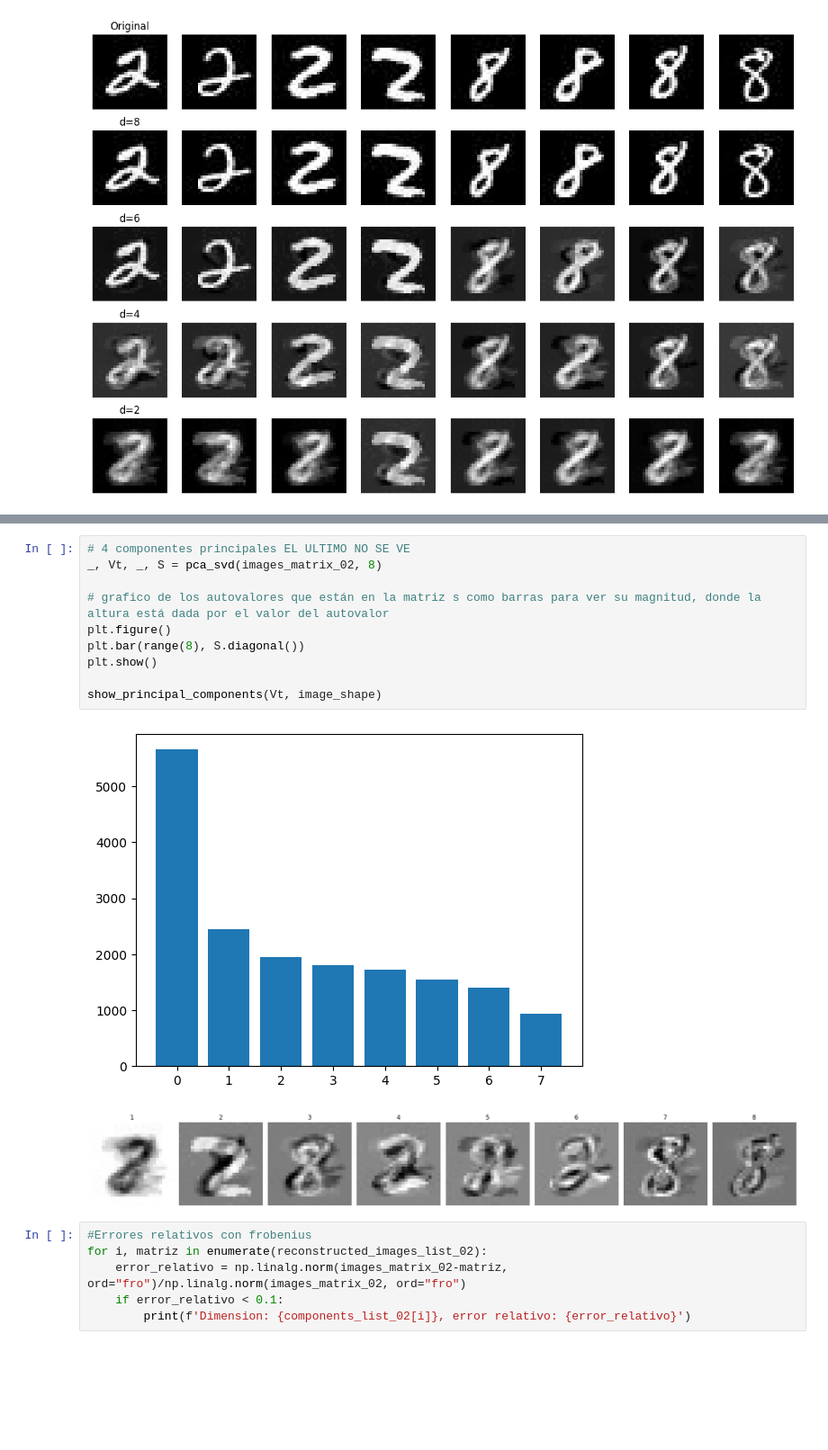
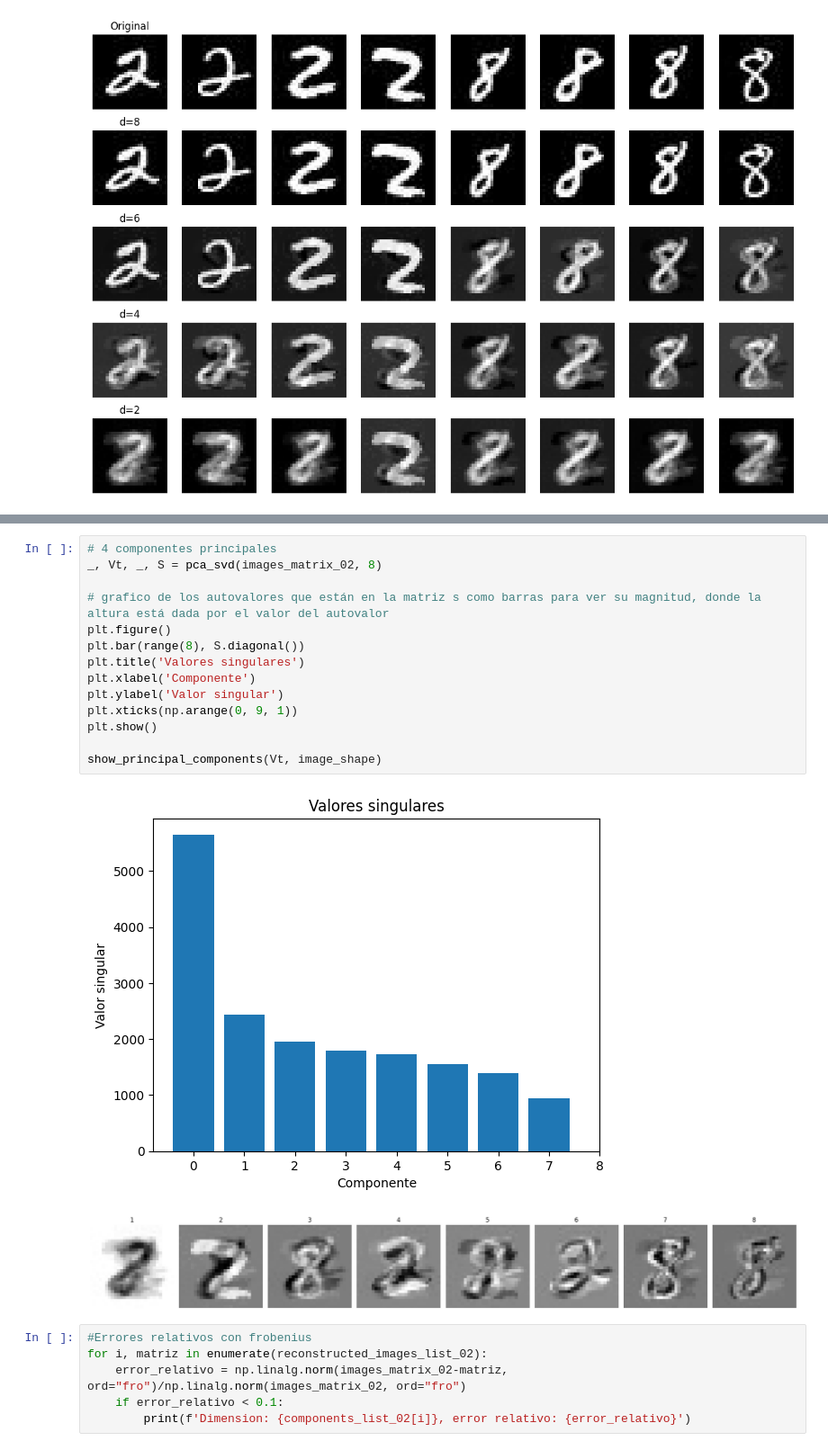
Before and after one commit to lucasU1969/tp_m-todos_2, a Jupyter notebook: punto2.ipynb, the cells around one changed output, grey strips where cells are left out. Shown at 90% size. Drawn from its saved outputs; the diff is of its cells as text; blank space fills up the shorter version.

```diff
--- a/punto2.ipynb
+++ b/punto2.ipynb
@@ -168,15 +185,19 @@ show_images_multiple_reconstructions(images_matrix_02, reconstructed_images_list
 # %%
-# 4 componentes principales EL ULTIMO NO SE VE
+# 4 componentes principales
 _, Vt, _, S = pca_svd(images_matrix_02, 8)
 
 # grafico de los autovalores que están en la matriz s como barras para ver su magnitud, donde la altura está dada por el valor del autovalor
 plt.figure()
 plt.bar(range(8), S.diagonal())
+plt.title('Valores singulares')
+plt.xlabel('Componente')
+plt.ylabel('Valor singular')
+plt.xticks(np.arange(0, 9, 1))
 plt.show()
 
 show_principal_components(Vt, image_shape)
 # %% [output]
-[figure, old version]
+[figure, new version]
 [figure]
 # %%
 #Errores relativos con frobenius
```
Also changed, not shown: parts of 2 cells of this notebook.
